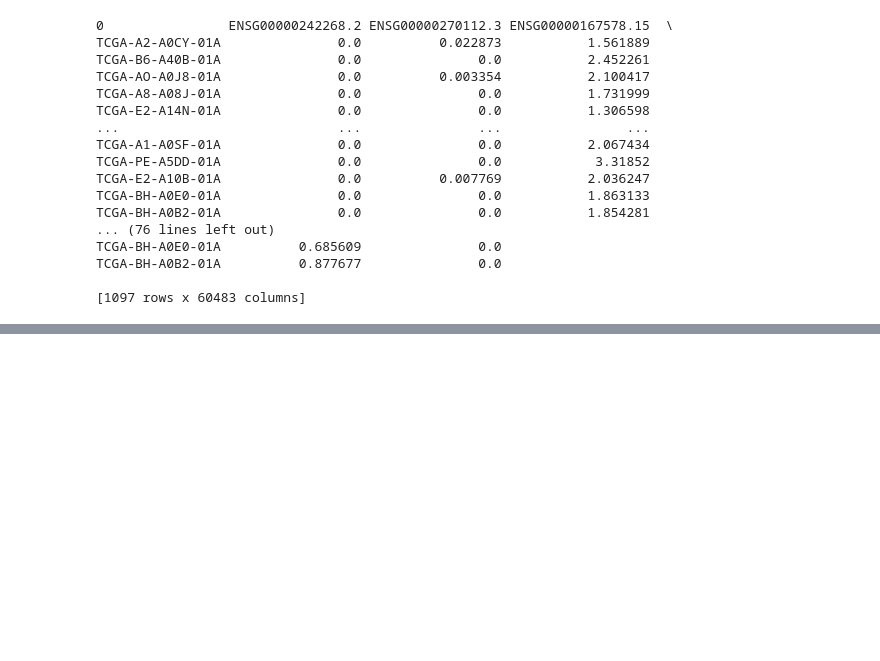
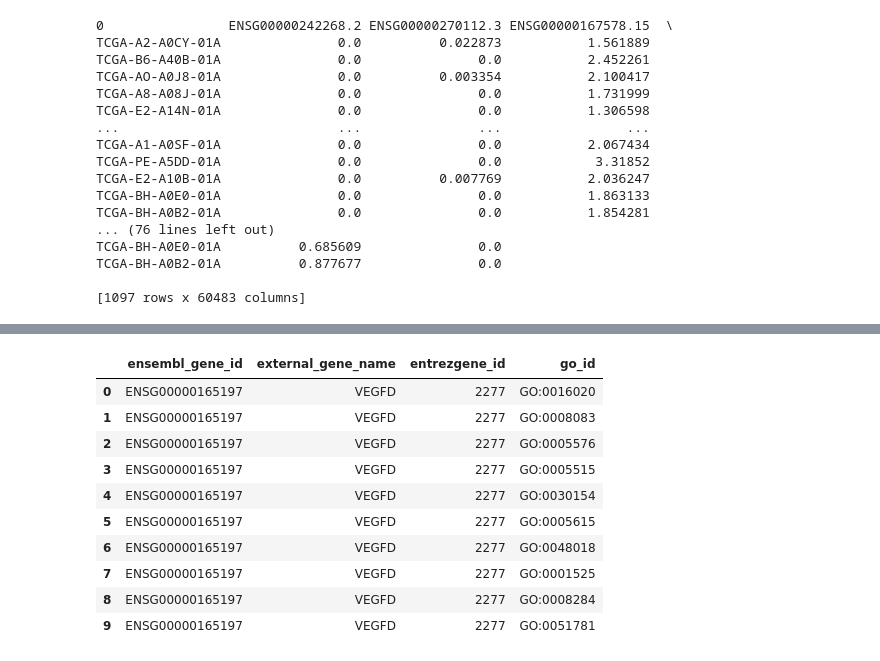
Before and after one commit to aajusah98/intro-bio-life-science-project, a Jupyter notebook: intro-bio-life-science-project-report.ipynb, the cells around one changed output, grey strips where cells are left out. Saved outputs shown, nothing was run; the diff lists cells and outputs as text; code cells hidden in the pictures; blank space fills up the shorter version.

```diff
--- a/intro-bio-life-science-project-report.ipynb
+++ b/intro-bio-life-science-project-report.ipynb
@@ -307,0 +540,27 @@ TCGA-BH-A0B2-01A          0.877677               0.0
+# %%
+# top 20 gene which have small p_value
+top_20_genes = differnt_expression_gene_df.nsmallest(20, 'P_Value')
+
+# Remove version numbers from Ensemble IDs
+g_list = top_20_genes['Gene'].str.split('.').str[0].tolist()
+
+queries = {'ensembl_gene_id': g_list}
+
+# mapping the gene_id with gene_names
+bm=gp.Biomart()
+results = bm.query(dataset='hsapiens_gene_ensembl',
+                   attributes=['ensembl_gene_id', 'external_gene_name', 'entrezgene_id', 'go_id'],
+                   filters=queries)
+results.head(10)
+# %% [output]
+|  | ensembl_gene_id | external_gene_name | entrezgene_id | go_id |
+| 0 | ENSG00000165197 | VEGFD | 2277 | GO:0016020 |
+| 1 | ENSG00000165197 | VEGFD | 2277 | GO:0008083 |
+| 2 | ENSG00000165197 | VEGFD | 2277 | GO:0005576 |
+| 3 | ENSG00000165197 | VEGFD | 2277 | GO:0005515 |
+| 4 | ENSG00000165197 | VEGFD | 2277 | GO:0030154 |
+| 5 | ENSG00000165197 | VEGFD | 2277 | GO:0005615 |
+| 6 | ENSG00000165197 | VEGFD | 2277 | GO:0048018 |
+| 7 | ENSG00000165197 | VEGFD | 2277 | GO:0001525 |
+| 8 | ENSG00000165197 | VEGFD | 2277 | GO:0008284 |
+| 9 | ENSG00000165197 | VEGFD | 2277 | GO:0051781 |
```
Also changed, not shown: parts of 25 cells of this notebook.
